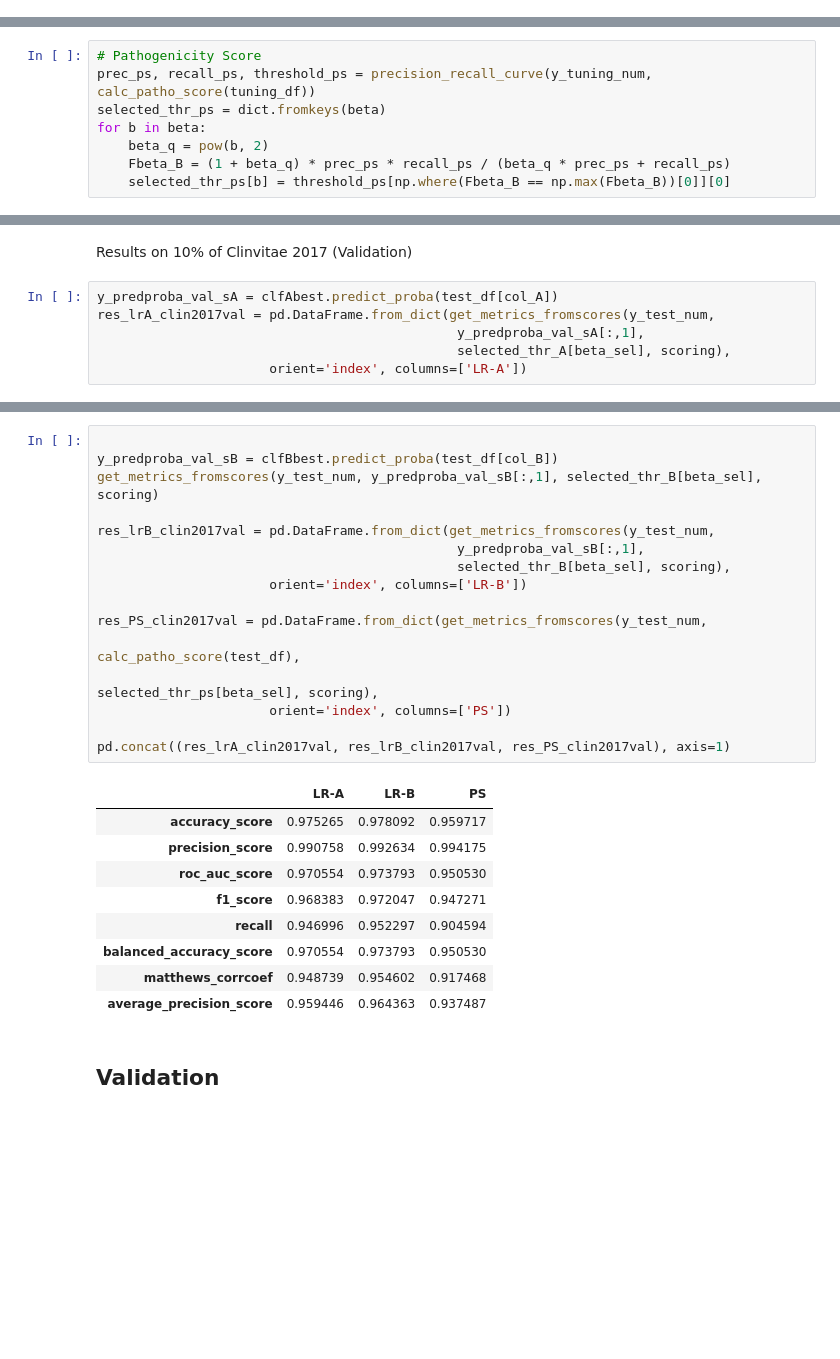
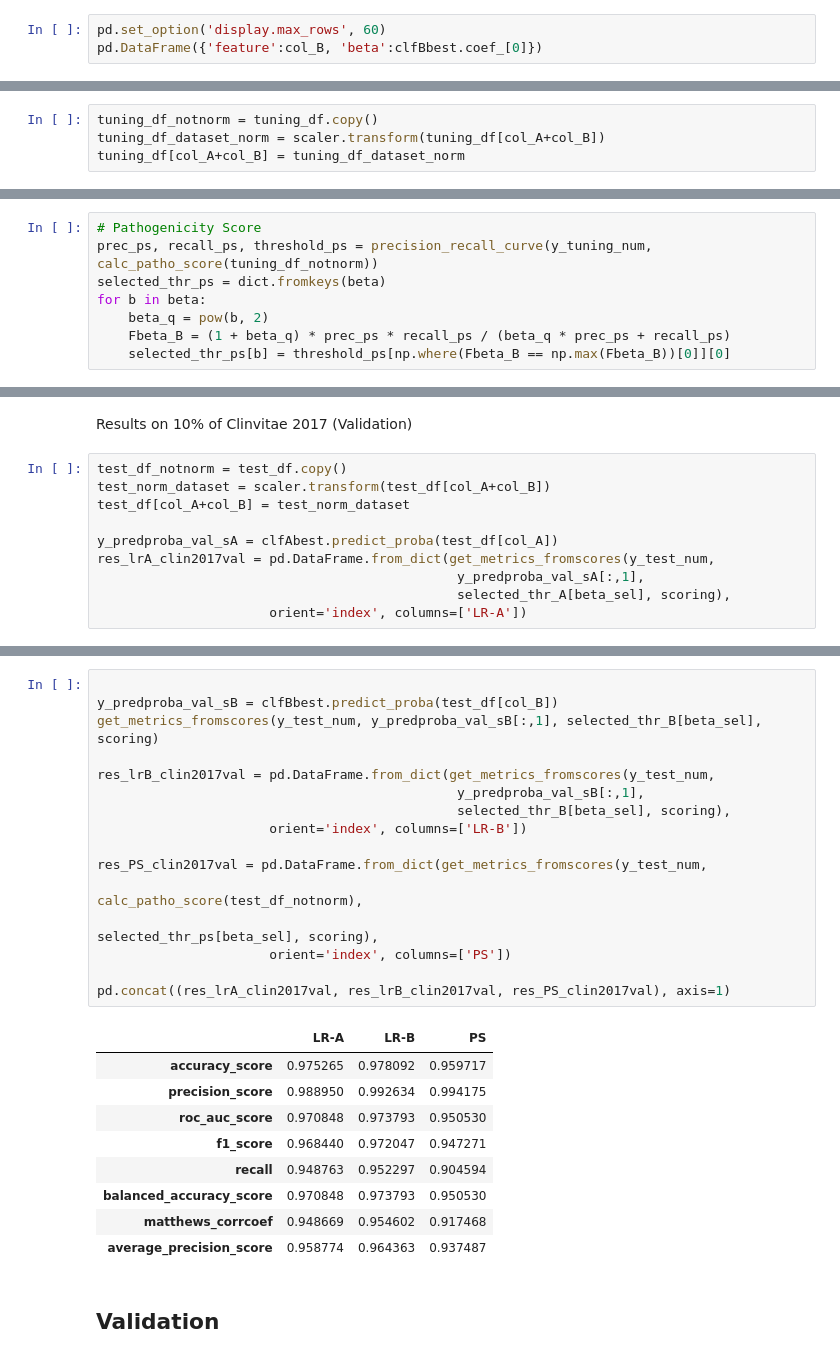
Before and after one commit to GiovannaNicora/MLVar, a Jupyter notebook: VariantInterpretation.ipynb, the cells around one changed output, grey strips where cells are left out. Saved outputs shown, nothing was run; the diff lists cells and outputs as text; blank space fills up the shorter version.

```diff
--- a/VariantInterpretation.ipynb
+++ b/VariantInterpretation.ipynb
@@ -383,2 +429,5 @@ pd.DataFrame({'feature':col_A, 'beta':clfAbest.coef_[0]})
 # %% [markdown]
 ### Coefficients of the Logistic Regression (B approach)
+# %%
+pd.set_option('display.max_rows', 60)
+pd.DataFrame({'feature':col_B, 'beta':clfBbest.coef_[0]})
@@ -441,6 +508,10 @@ CalibratedClassifierCV(base_estimator=LogisticRegression(C=0.7,
                                                          tol=0.0001, verbose=0,
                                                          warm_start=False),
                        cv=2, method='sigmoid')
+# %%
+tuning_df_notnorm = tuning_df.copy()
+tuning_df_dataset_norm = scaler.transform(tuning_df[col_A+col_B])
+tuning_df[col_A+col_B] = tuning_df_dataset_norm
 # %%
 # First column is the predicted probability that the variant is Benign (1-P(Pathogenic|X))
 y_predproba_test_sA = clfAbest.predict_proba(tuning_df[col_A])
@@ -528,6 +599,6 @@ selected_thr_B
 # %%
 # Pathogenicity Score
-prec_ps, recall_ps, threshold_ps = precision_recall_curve(y_tuning_num, calc_patho_score(tuning_df))
+prec_ps, recall_ps, threshold_ps = precision_recall_curve(y_tuning_num, calc_patho_score(tuning_df_notnorm))
 selected_thr_ps = dict.fromkeys(beta)
 for b in beta:
     beta_q = pow(b, 2)
@@ -573,6 +644,10 @@ plt.show()
 # %% [markdown]
 Results on 10% of Clinvitae 2017 (Validation)
 # %%
+test_df_notnorm = test_df.copy()
+test_norm_dataset = scaler.transform(test_df[col_A+col_B])
+test_df[col_A+col_B] = test_norm_dataset
+
 y_predproba_val_sA = clfAbest.predict_proba(test_df[col_A])
 res_lrA_clin2017val = pd.DataFrame.from_dict(get_metrics_fromscores(y_test_num,
                                               y_predproba_val_sA[:,1],
@@ -581,29 +668,29 @@ res_lrA_clin2017val = pd.DataFrame.from_dict(get_metrics_fromscores(y_test_num,
 # %%
 
 y_predproba_val_sB = clfBbest.predict_proba(test_df[col_B])
 get_metrics_fromscores(y_test_num, y_predproba_val_sB[:,1], selected_thr_B[beta_sel], scoring)
 
 res_lrB_clin2017val = pd.DataFrame.from_dict(get_metrics_fromscores(y_test_num,
                                               y_predproba_val_sB[:,1],
                                               selected_thr_B[beta_sel], scoring),
                       orient='index', columns=['LR-B'])
 
 res_PS_clin2017val = pd.DataFrame.from_dict(get_metrics_fromscores(y_test_num,
-                                                                   calc_patho_score(test_df),
+                                                                   calc_patho_score(test_df_notnorm),
                                                                    selected_thr_ps[beta_sel], scoring),
                       orient='index', columns=['PS'])
 
 pd.concat((res_lrA_clin2017val, res_lrB_clin2017val, res_PS_clin2017val), axis=1)
 # %% [output]
 |  | LR-A | LR-B | PS |
 | accuracy_score | 0.975265 | 0.978092 | 0.959717 |
-| precision_score | 0.990758 | 0.992634 | 0.994175 |
-| roc_auc_score | 0.970554 | 0.973793 | 0.950530 |
-| f1_score | 0.968383 | 0.972047 | 0.947271 |
-| recall | 0.946996 | 0.952297 | 0.904594 |
-| balanced_accuracy_score | 0.970554 | 0.973793 | 0.950530 |
-| matthews_corrcoef | 0.948739 | 0.954602 | 0.917468 |
-| average_precision_score | 0.959446 | 0.964363 | 0.937487 |
+| precision_score | 0.988950 | 0.992634 | 0.994175 |
+| roc_auc_score | 0.970848 | 0.973793 | 0.950530 |
+| f1_score | 0.968440 | 0.972047 | 0.947271 |
+| recall | 0.948763 | 0.952297 | 0.904594 |
+| balanced_accuracy_score | 0.970848 | 0.973793 | 0.950530 |
+| matthews_corrcoef | 0.948669 | 0.954602 | 0.917468 |
+| average_precision_score | 0.958774 | 0.964363 | 0.937487 |
 # %% [markdown]
 ## Validation
 # %% [markdown]
```
Also changed, not shown: parts of 49 cells of this notebook.
